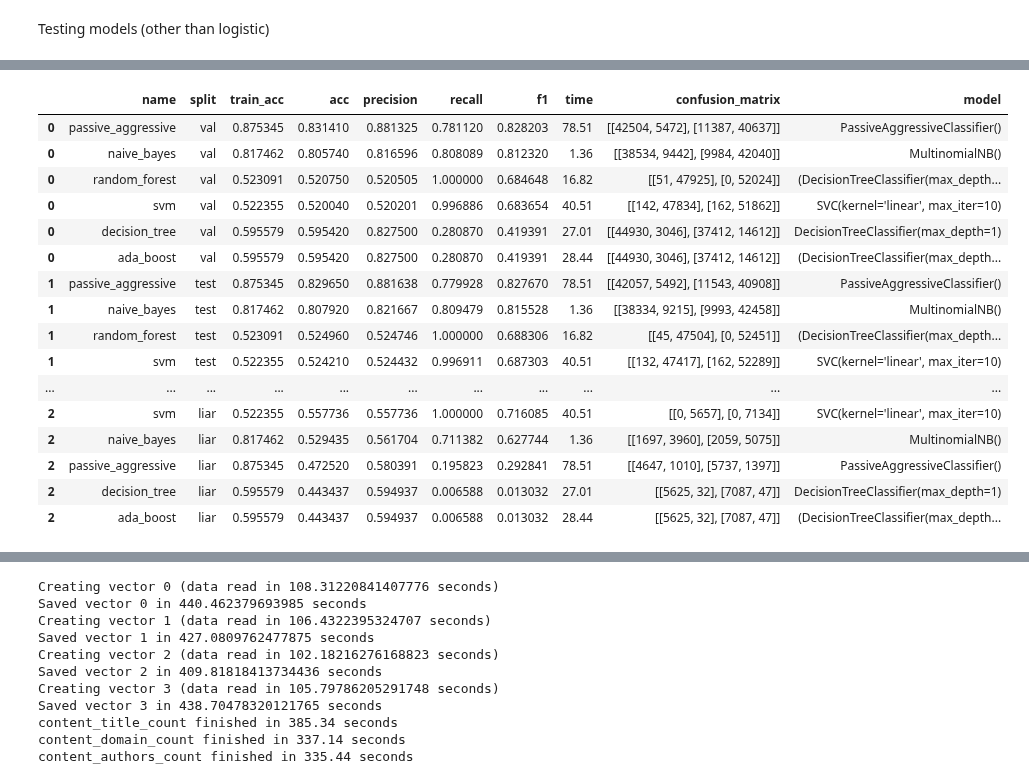
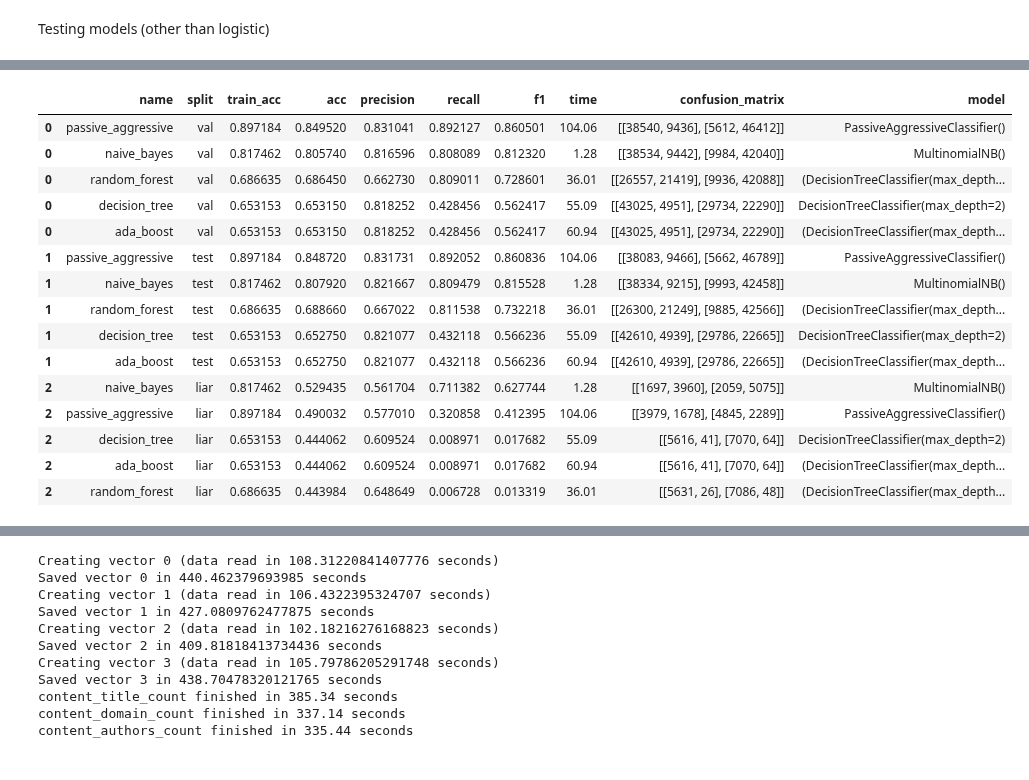
Before and after one commit to henrikdchristensen/DIKU-DS-Exam-FakeNewsDetection, a Jupyter notebook: src/Logistic_model.ipynb, the cells around one changed output, grey strips where cells are left out. Cells and saved outputs as stored; diff of their text form; code cells hidden in the pictures.

```diff
--- a/src/Logistic_model.ipynb
+++ b/src/Logistic_model.ipynb
@@ -152,12 +163,12 @@ Testing models (other than logistic)
 # %%
 
 info_list = [(
-    "../datasets/sample/dataset_unbalanced_100K.csv", "content_combined", mt.create_count_vector, [
+    "../datasets/sample/dataset_unbalanced_1M.csv", "content_combined", mt.create_count_vector, [
         (MultinomialNB(), "naive_bayes"),
-        (RandomForestClassifier(max_depth=1), "random_forest"), #25
-        (DecisionTreeClassifier(max_depth=1), "decision_tree"),
-        (AdaBoostClassifier(n_estimators=1), "ada_boost"), #2
-        (SVC(kernel='linear', max_iter=10), "svm"),
+        (RandomForestClassifier(max_depth=5), "random_forest"), #25
+        (DecisionTreeClassifier(max_depth=2), "decision_tree"),
+        (AdaBoostClassifier(n_estimators=2), "ada_boost"), #2
+        #(SVC(kernel='linear', max_iter=10), "svm"),
         #(KNeighborsClassifier(n_neighbors=2, algorithm='kd_tree'), "knn"), #15
         (PassiveAggressiveClassifier(), "passive_aggressive")
         ])
@@ -178,18 +188,17 @@ passive_aggressive finished in 79.77 seconds
 |  | name | split | train_acc | acc | precision | recall | f1 | time | confusion_matrix | model |
-| 0 | passive_aggressive | val | 0.875345 | 0.831410 | 0.881325 | 0.781120 | 0.828203 | 78.51 | [[42504, 5472], [11387, 40637]] | PassiveAggressiveClassifier() |
-| 0 | naive_bayes | val | 0.817462 | 0.805740 | 0.816596 | 0.808089 | 0.812320 | 1.36 | [[38534, 9442], [9984, 42040]] | MultinomialNB() |
-| 0 | random_forest | val | 0.523091 | 0.520750 | 0.520505 | 1.000000 | 0.684648 | 16.82 | [[51, 47925], [0, 52024]] | (DecisionTreeClassifier(max_depth... |
-| 0 | svm | val | 0.522355 | 0.520040 | 0.520201 | 0.996886 | 0.683654 | 40.51 | [[142, 47834], [162, 51862]] | SVC(kernel='linear', max_iter=10) |
-| 0 | decision_tree | val | 0.595579 | 0.595420 | 0.827500 | 0.280870 | 0.419391 | 27.01 | [[44930, 3046], [37412, 14612]] | DecisionTreeClassifier(max_depth=1) |
-| 0 | ada_boost | val | 0.595579 | 0.595420 | 0.827500 | 0.280870 | 0.419391 | 28.44 | [[44930, 3046], [37412, 14612]] | (DecisionTreeClassifier(max_depth... |
-| 1 | passive_aggressive | test | 0.875345 | 0.829650 | 0.881638 | 0.779928 | 0.827670 | 78.51 | [[42057, 5492], [11543, 40908]] | PassiveAggressiveClassifier() |
-| 1 | naive_bayes | test | 0.817462 | 0.807920 | 0.821667 | 0.809479 | 0.815528 | 1.36 | [[38334, 9215], [9993, 42458]] | MultinomialNB() |
-| 1 | random_forest | test | 0.523091 | 0.524960 | 0.524746 | 1.000000 | 0.688306 | 16.82 | [[45, 47504], [0, 52451]] | (DecisionTreeClassifier(max_depth... |
-| 1 | svm | test | 0.522355 | 0.524210 | 0.524432 | 0.996911 | 0.687303 | 40.51 | [[132, 47417], [162, 52289]] | SVC(kernel='linear', max_iter=10) |
-| ... | ... | ... | ... | ... | ... | ... | ... | ... | ... | ... |
-| 2 | svm | liar | 0.522355 | 0.557736 | 0.557736 | 1.000000 | 0.716085 | 40.51 | [[0, 5657], [0, 7134]] | SVC(kernel='linear', max_iter=10) |
-| 2 | naive_bayes | liar | 0.817462 | 0.529435 | 0.561704 | 0.711382 | 0.627744 | 1.36 | [[1697, 3960], [2059, 5075]] | MultinomialNB() |
-| 2 | passive_aggressive | liar | 0.875345 | 0.472520 | 0.580391 | 0.195823 | 0.292841 | 78.51 | [[4647, 1010], [5737, 1397]] | PassiveAggressiveClassifier() |
-| 2 | decision_tree | liar | 0.595579 | 0.443437 | 0.594937 | 0.006588 | 0.013032 | 27.01 | [[5625, 32], [7087, 47]] | DecisionTreeClassifier(max_depth=1) |
-| 2 | ada_boost | liar | 0.595579 | 0.443437 | 0.594937 | 0.006588 | 0.013032 | 28.44 | [[5625, 32], [7087, 47]] | (DecisionTreeClassifier(max_depth... |
+| 0 | passive_aggressive | val | 0.897184 | 0.849520 | 0.831041 | 0.892127 | 0.860501 | 104.06 | [[38540, 9436], [5612, 46412]] | PassiveAggressiveClassifier() |
+| 0 | naive_bayes | val | 0.817462 | 0.805740 | 0.816596 | 0.808089 | 0.812320 | 1.28 | [[38534, 9442], [9984, 42040]] | MultinomialNB() |
+| 0 | random_forest | val | 0.686635 | 0.686450 | 0.662730 | 0.809011 | 0.728601 | 36.01 | [[26557, 21419], [9936, 42088]] | (DecisionTreeClassifier(max_depth... |
+| 0 | decision_tree | val | 0.653153 | 0.653150 | 0.818252 | 0.428456 | 0.562417 | 55.09 | [[43025, 4951], [29734, 22290]] | DecisionTreeClassifier(max_depth=2) |
+| 0 | ada_boost | val | 0.653153 | 0.653150 | 0.818252 | 0.428456 | 0.562417 | 60.94 | [[43025, 4951], [29734, 22290]] | (DecisionTreeClassifier(max_depth... |
+| 1 | passive_aggressive | test | 0.897184 | 0.848720 | 0.831731 | 0.892052 | 0.860836 | 104.06 | [[38083, 9466], [5662, 46789]] | PassiveAggressiveClassifier() |
+| 1 | naive_bayes | test | 0.817462 | 0.807920 | 0.821667 | 0.809479 | 0.815528 | 1.28 | [[38334, 9215], [9993, 42458]] | MultinomialNB() |
+| 1 | random_forest | test | 0.686635 | 0.688660 | 0.667022 | 0.811538 | 0.732218 | 36.01 | [[26300, 21249], [9885, 42566]] | (DecisionTreeClassifier(max_depth... |
+| 1 | decision_tree | test | 0.653153 | 0.652750 | 0.821077 | 0.432118 | 0.566236 | 55.09 | [[42610, 4939], [29786, 22665]] | DecisionTreeClassifier(max_depth=2) |
+| 1 | ada_boost | test | 0.653153 | 0.652750 | 0.821077 | 0.432118 | 0.566236 | 60.94 | [[42610, 4939], [29786, 22665]] | (DecisionTreeClassifier(max_depth... |
+| 2 | naive_bayes | liar | 0.817462 | 0.529435 | 0.561704 | 0.711382 | 0.627744 | 1.28 | [[1697, 3960], [2059, 5075]] | MultinomialNB() |
+| 2 | passive_aggressive | liar | 0.897184 | 0.490032 | 0.577010 | 0.320858 | 0.412395 | 104.06 | [[3979, 1678], [4845, 2289]] | PassiveAggressiveClassifier() |
+| 2 | decision_tree | liar | 0.653153 | 0.444062 | 0.609524 | 0.008971 | 0.017682 | 55.09 | [[5616, 41], [7070, 64]] | DecisionTreeClassifier(max_depth=2) |
+| 2 | ada_boost | liar | 0.653153 | 0.444062 | 0.609524 | 0.008971 | 0.017682 | 60.94 | [[5616, 41], [7070, 64]] | (DecisionTreeClassifier(max_depth... |
+| 2 | random_forest | liar | 0.686635 | 0.443984 | 0.648649 | 0.006728 | 0.013319 | 36.01 | [[5631, 26], [7086, 48]] | (DecisionTreeClassifier(max_depth... |
 # %%
```
Also changed, not shown: parts of 10 cells of this notebook, 3 other files.
